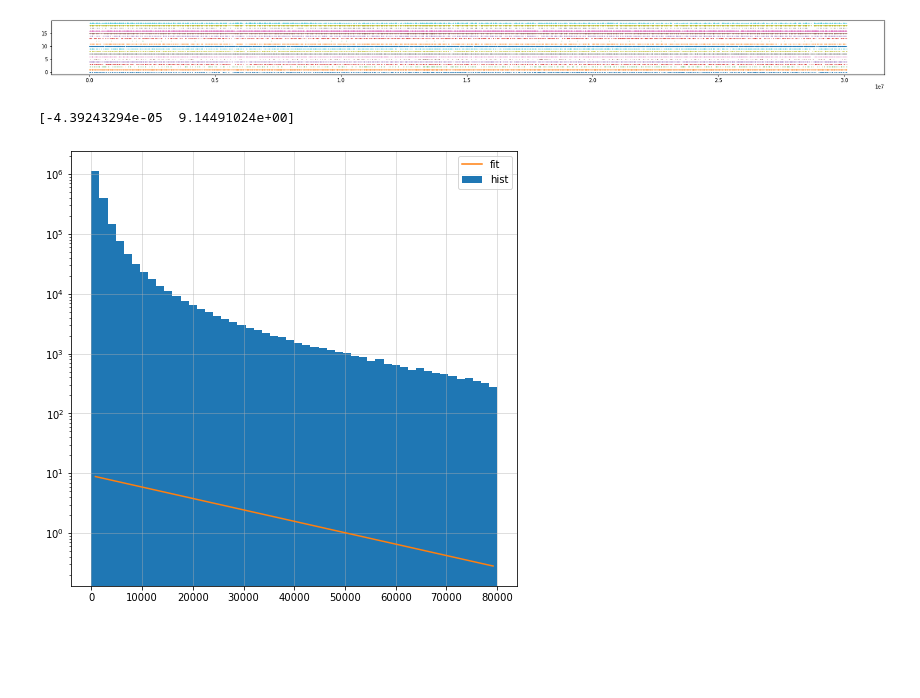
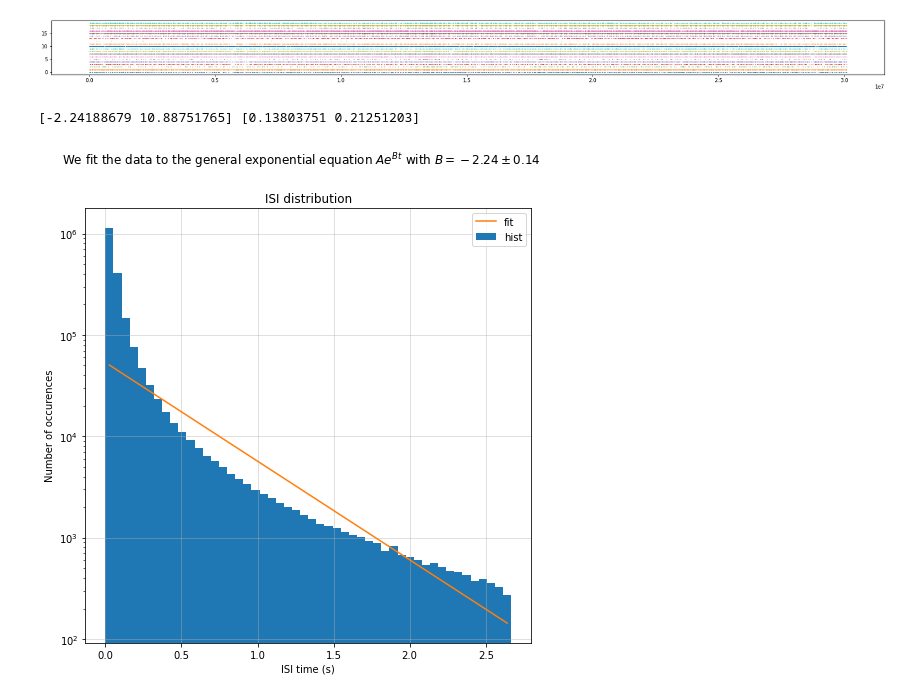
Before and after one commit to ali-mahani/neuro-project, a Jupyter notebook: Code/data analysis.ipynb, the cells around one changed output. Drawn from its saved outputs; the diff is of its cells as text; code cells hidden in the pictures; blank space fills up the shorter version.

```diff
--- a/Code/data analysis.ipynb
+++ b/Code/data analysis.ipynb
@@ -47,23 +47,28 @@ raster_plot()
 # %%
 fig, ax = plt.subplots(figsize=(8, 8))
 isi = []
 for i in range(n_neurons):
     lst = data['block']['segments'][0, 0][0, 0]['spiketrains'][0, 0][0, i]['times'][0, 0][0]
     isi += list(lst[1:] - lst[:-1])
 
-hist, bins = np.histogram(np.array(isi), bins=50, range=(0, 80000), density=False)
-ax.hist(np.array(isi), bins=bins, density=False, histtype='bar', log=True, label="hist")
+hist, bins = np.histogram(np.array(isi) / 30000.0, bins=50, range=(0, 80000 / 30000.0), density=False)
+ax.hist(np.array(isi) / 30000.0, bins=bins, density=False, histtype='bar', log=True, label="hist")
 
 
 x_axis = (bins[:-1] + bins[1:]) / 2
-p_s = np.polyfit(x_axis[20:], np.log(hist[20:]), deg=1)
-print(p_s)
-rate = p_s[0]
+p_s, p_cov = np.polyfit(x_axis, np.log(hist), deg=1, full=False, cov=True)
+print(p_s, np.sqrt(np.diag(p_cov)))
+# rate = p_s[0]
 
-ax.plot(x_axis, p_s[1] * np.exp(p_s[0] * x_axis), label="fit")
+ax.plot(x_axis, np.exp(p_s[1]) * np.exp(p_s[0] * x_axis), label="fit")
 plt.legend(loc='best')
 plt.grid(alpha=0.5)
+plt.title("ISI distribution")
+plt.suptitle(r"We fit the data to the general exponential equation $A e^{Bt}$ with $B = %.2f \pm %.2f$" % (p_s[0], np.sqrt(p_cov[0,0])))
+plt.xlabel("ISI time (s)")
+plt.ylabel("Number of occurences")
+plt.savefig("../Assets/isi_logfit.jpg", bbox_inches='tight', dpi=200)
 plt.show()
 # %% [output]
-[-4.39243294e-05  9.14491024e+00]
+[-2.24188679 10.88751765] [0.13803751 0.21251203]
-[figure, old version]
+[figure, new version]
```
Also changed, not shown: parts of 3 cells of this notebook, 1 other file.
